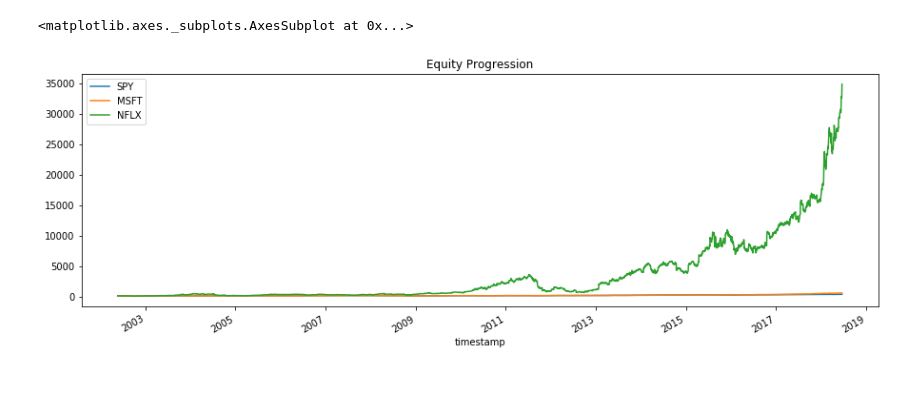
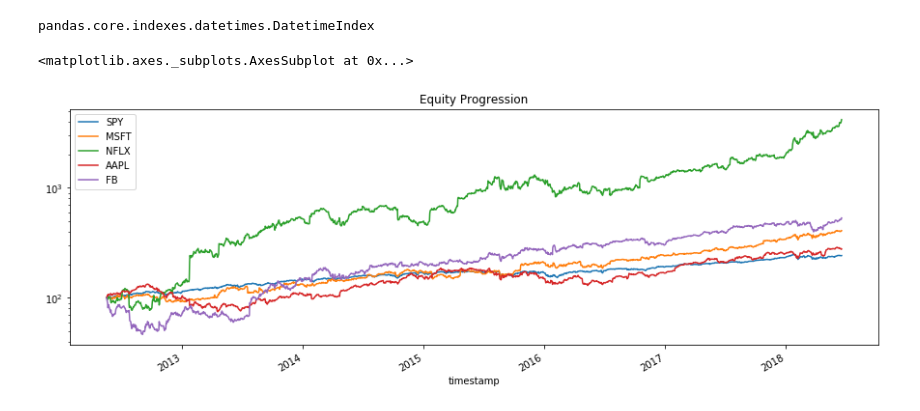
Before and after one commit to xexx12345/MISC, a Jupyter notebook: Equity Summary Statistics.ipynb, the cells around one changed output. Drawn from its saved outputs; the diff is of its cells as text; code cells hidden in the pictures; blank space fills up the shorter version.

```diff
--- a/Equity Summary Statistics.ipynb
+++ b/Equity Summary Statistics.ipynb
@@ -26,7 +26,7 @@ def historical_data(ticker, outsize = "full"):
     df = pd.read_csv(alphavantage_link)
     return df
 # %%
-VAA = ['NFLX', 'MSFT']
+VAA = ['MSFT','NFLX','AAPL','FB']
 Maindf = historical_data("SPY")
 Maindf.index = pd.to_datetime(Maindf.timestamp) #set the index as the timestamp
 #Maindf.index = pd.to_datetime(Maindf.index) #make the index datetime
@@ -43,5 +43,5 @@ for ticker in VAA:
 Maindf.dropna(inplace = True)
 Maindf = Maindf.sort_index()
 # %%
-data = Maindf[['SPY','MSFT','NFLX']]
+data = Maindf[['SPY','MSFT','NFLX','AAPL','FB']]
 perf = data.calc_stats()
@@ -70,8 +48,12 @@ data
+# %%
+type(data.index)
+# %% [output]
+pandas.core.indexes.datetimes.DatetimeIndex
 # %%
-perf.plot()
+perf.plot(logy = True)
 # %% [output]
 <matplotlib.axes._subplots.AxesSubplot at 0x...>
-[figure, old version]
+[figure, new version]
 # %%
 perf.display()
 # %% [output]
```
Also changed, not shown: parts of 5 cells of this notebook.
